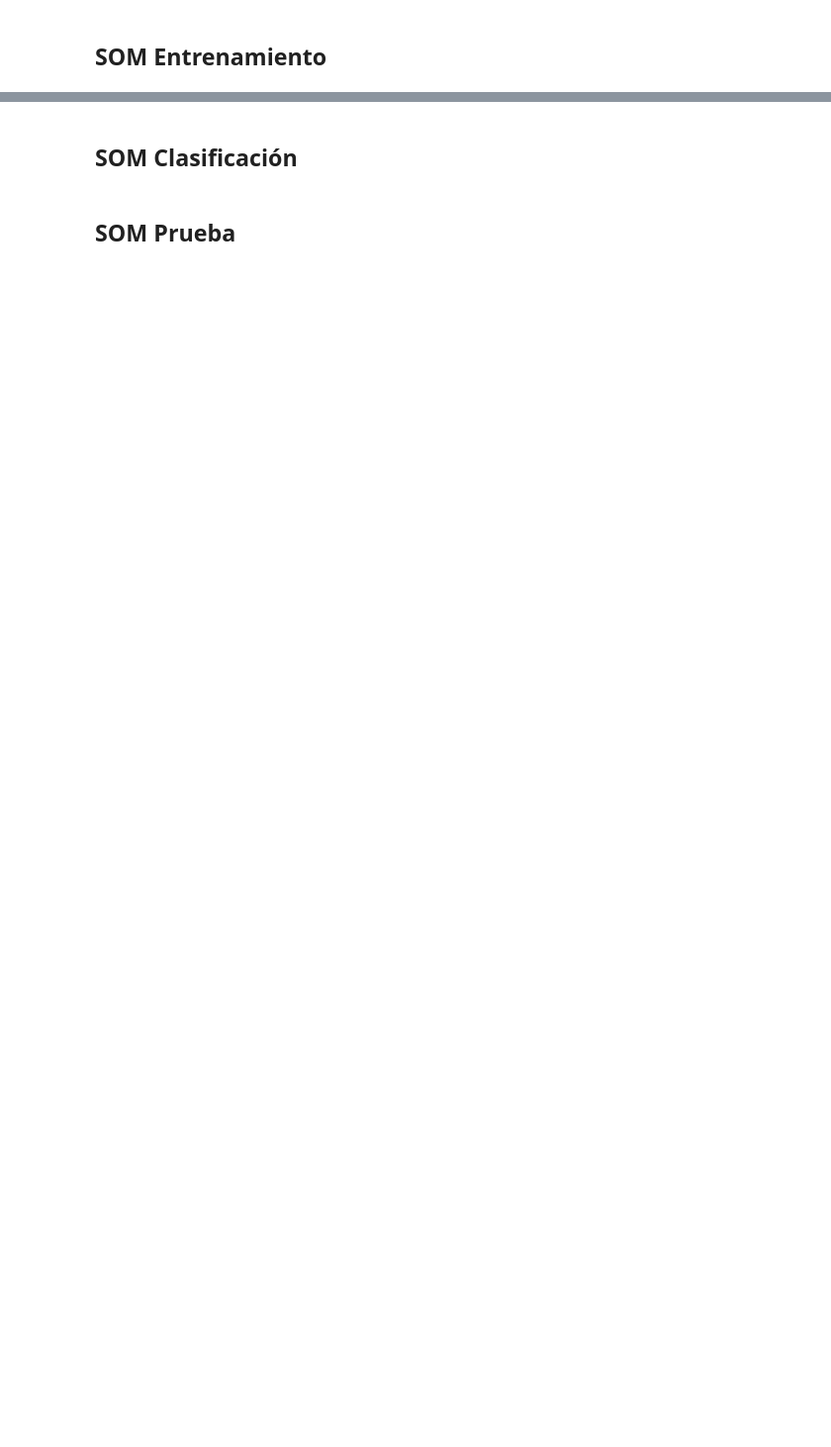
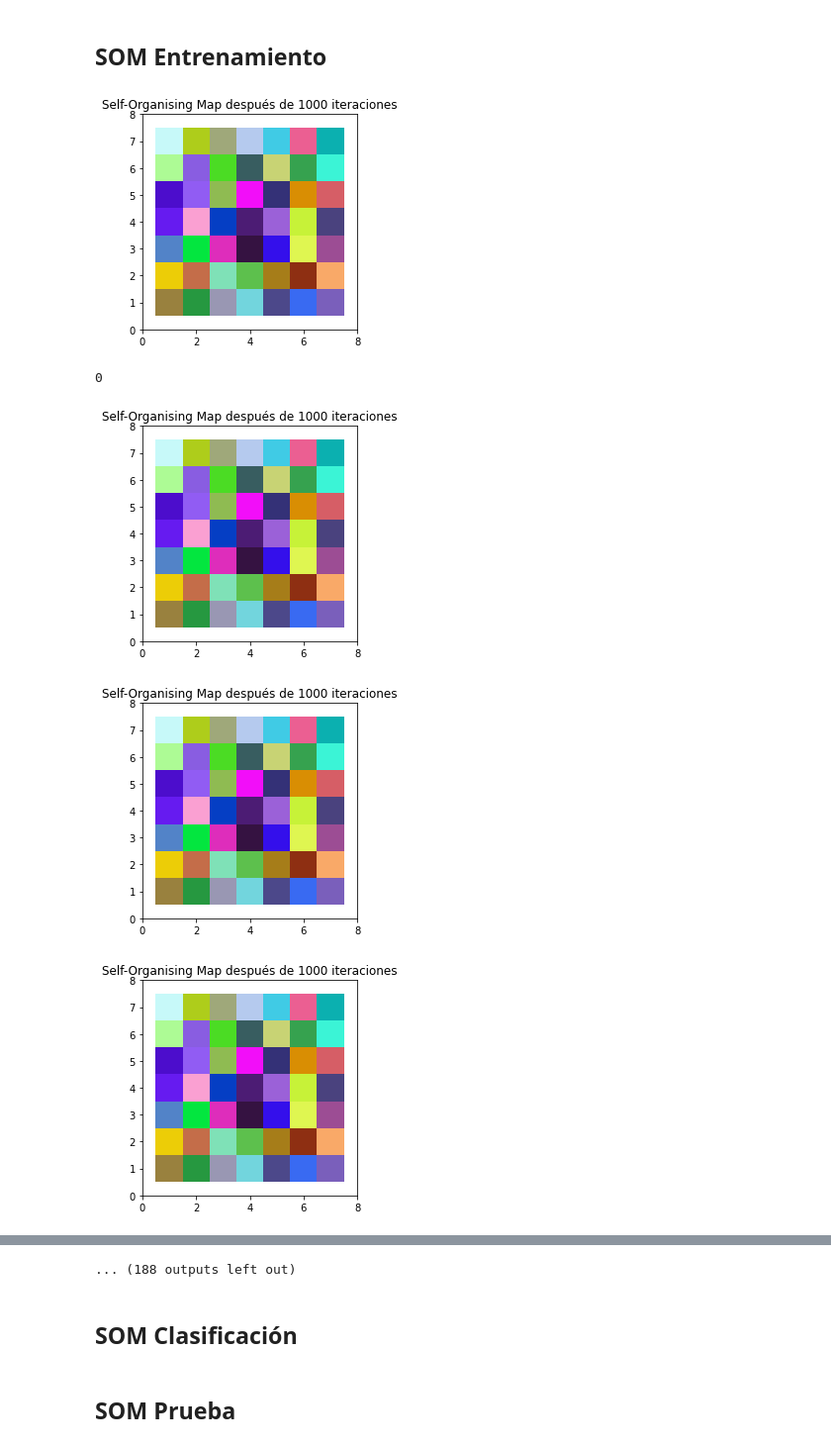
Before and after one commit to niiixx/pr1_colores_IAII, a Jupyter notebook: colores/L1P1-SOM_colores.ipynb, the cells around one changed output, grey strips where cells are left out. Shown at 99% size. Saved outputs shown, nothing was run; the diff lists cells and outputs as text; code cells hidden in the pictures; blank space fills up the shorter version.

```diff
--- a/colores/L1P1-SOM_colores.ipynb
+++ b/colores/L1P1-SOM_colores.ipynb
@@ -133,3 +135,13 @@ def pintar_mapa(matriz_valores):
 ## SOM Entrenamiento
 # %%
 # Entrena la red con el dataset de entrenamiento
+for x in range(periodo):
+    pintar_mapa(matriz_pesos)
+    if x % 100 == 0:
+        print(x)
+# %% [output]
+[figure, added]
+0
+[figure, added]
+[figure, added]
+[figure, added]
@@ -136,3 +155,4 @@ def pintar_mapa(matriz_valores):
+... (188 outputs left out)
 # %% [markdown]
 ## SOM Clasificación
 # %%
```
Also changed, not shown: parts of 3 cells of this notebook.
